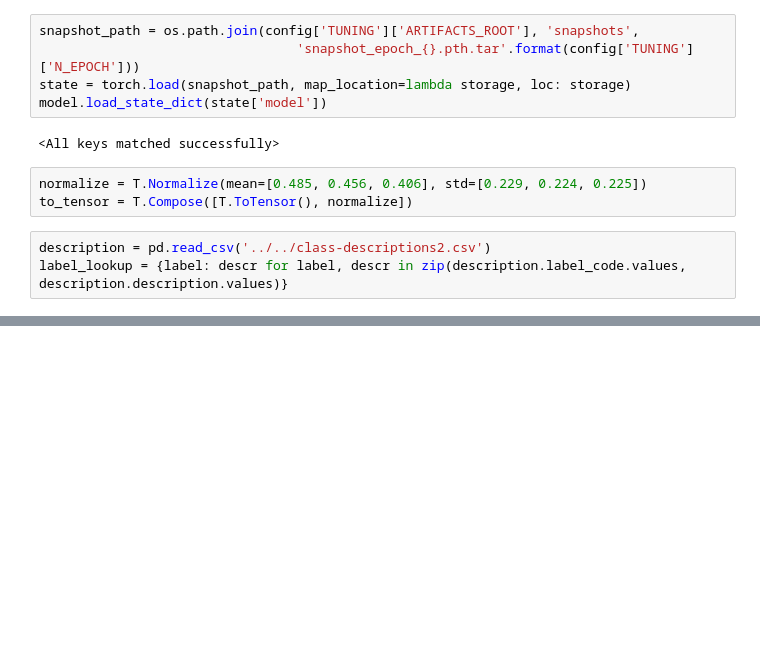
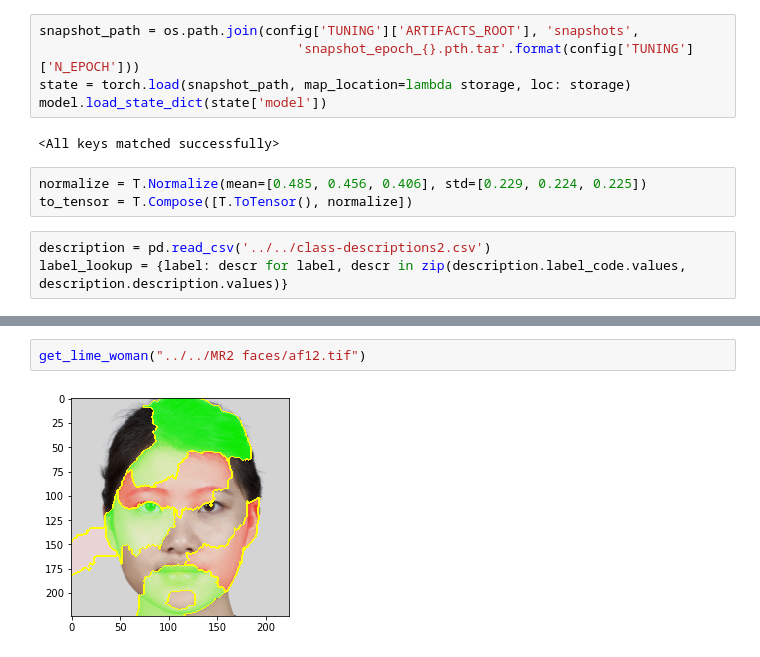
Before and after one commit to anindya/Image-Inclusiveness, a Jupyter notebook: RDS_Project.ipynb, the cells around one changed output, grey strips where cells are left out. Drawn from its saved outputs; the diff is of its cells as text; blank space fills up the shorter version.

```diff
--- a/RDS_Project.ipynb
+++ b/RDS_Project.ipynb
@@ -264,0 +313,4 @@ for i in range(len(best_results_per_input)):
+# %%
+get_lime_woman("../../MR2 faces/af12.tif")
+# %% [output]
+[figure, added]
```
Also changed, not shown: parts of 44 cells of this notebook.
